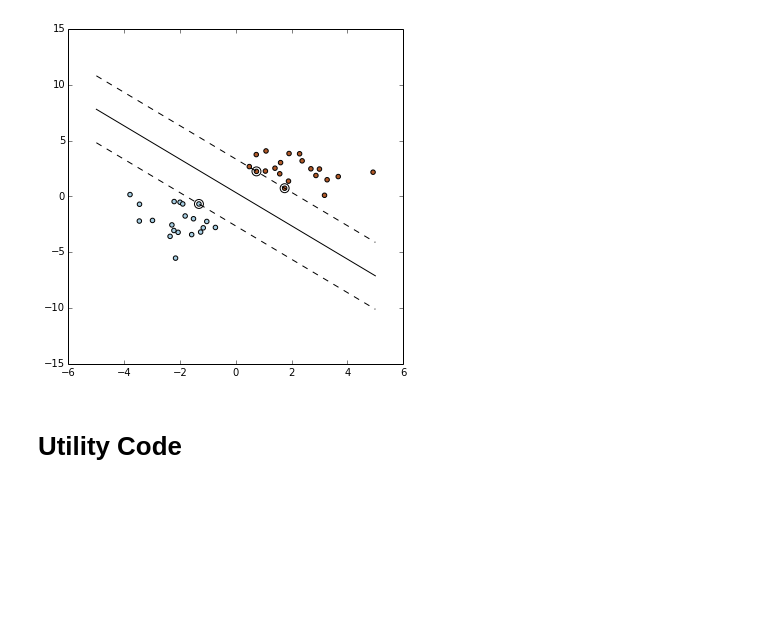
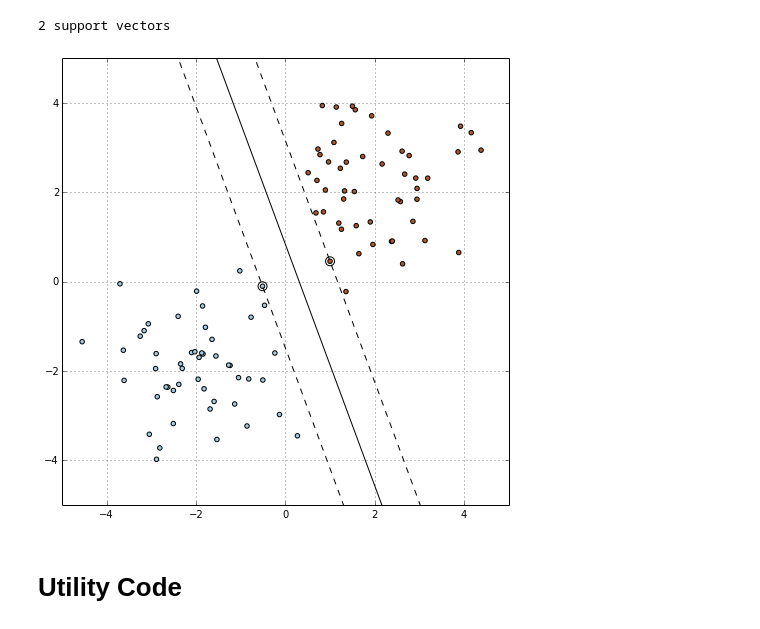
Before and after one commit to ssfrr/mas500, a Jupyter notebook: Support Vector Machines.ipynb, the cells around one changed output. Saved outputs shown, nothing was run; the diff lists cells and outputs as text; code cells hidden in the pictures; blank space fills up the shorter version.

```diff
--- a/Support Vector Machines.ipynb
+++ b/Support Vector Machines.ipynb
@@ -1,21 +52,20 @@
 # %%
-# from http://scikit-learn.org/stable/auto_examples/svm/plot_separating_hyperplane.html
+N = 100
 
-import numpy as np
-import matplotlib.pyplot as pl
-from sklearn import svm
-
-# we create 40 separable points
-
+np.random.seed(0)
 # note that np.r_ concatenates the given arrays along their first axis
-X = np.r_[np.random.randn(20, 2) - [2, 2], np.random.randn(20, 2) + [2, 2]]
-Y = np.r_[np.zeros(20), np.ones(20)]
+X = np.r_[np.random.randn(N/2, 2) - [2, 2], np.random.randn(N/2, 2) + [2, 2]]
+Y = np.r_[np.zeros(N/2), np.ones(N/2)]
 
 # fit the model
-clf = svm.SVC(kernel='linear')
+clf = svm.SVC(kernel='linear', C=1000)
 clf.fit(X, Y)
+
+print("%d support vectors" % len(clf.support_))
+plot_svm(X, Y, clf)
 # %% [output]
+2 support vectors
-[figure, old version]
+[figure, new version]
 # %% [markdown]
 # Utility Code
 # %%
```
Also changed, not shown: parts of 2 cells of this notebook, 1 other file.
